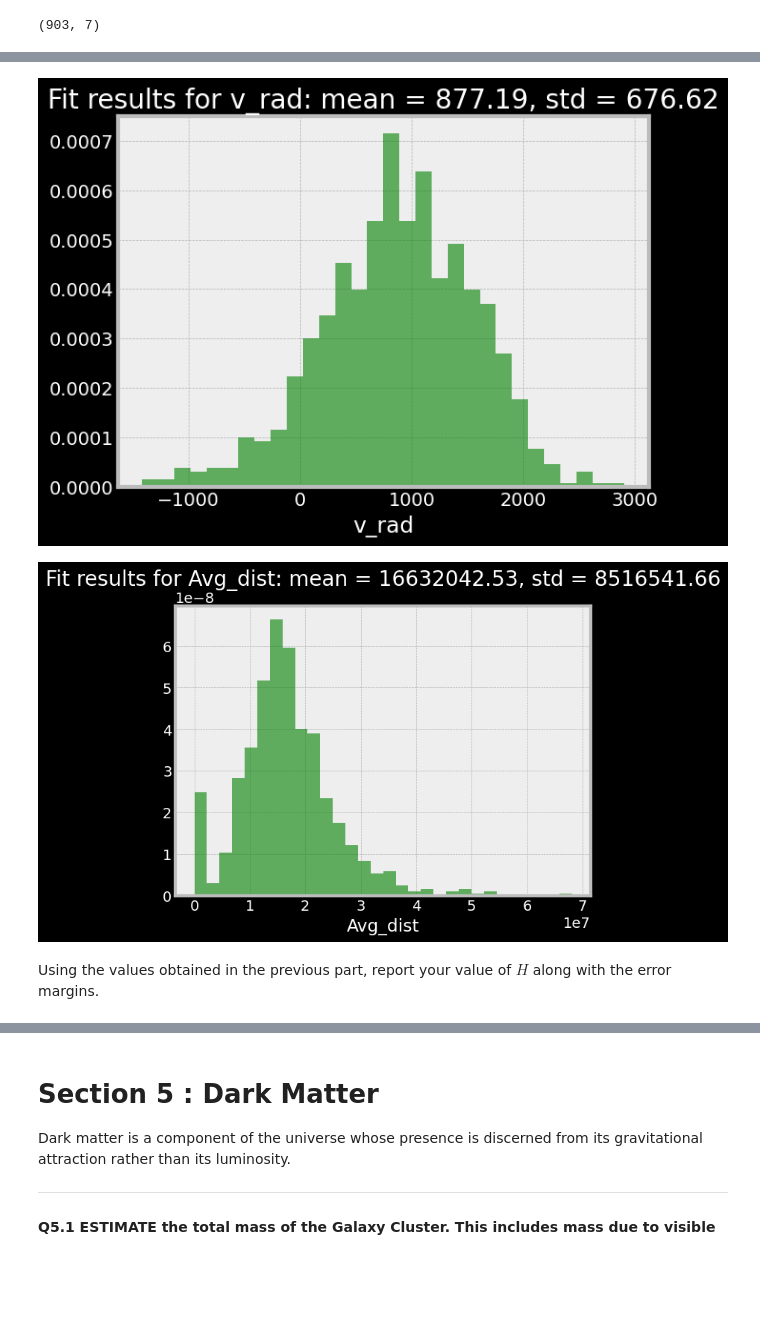
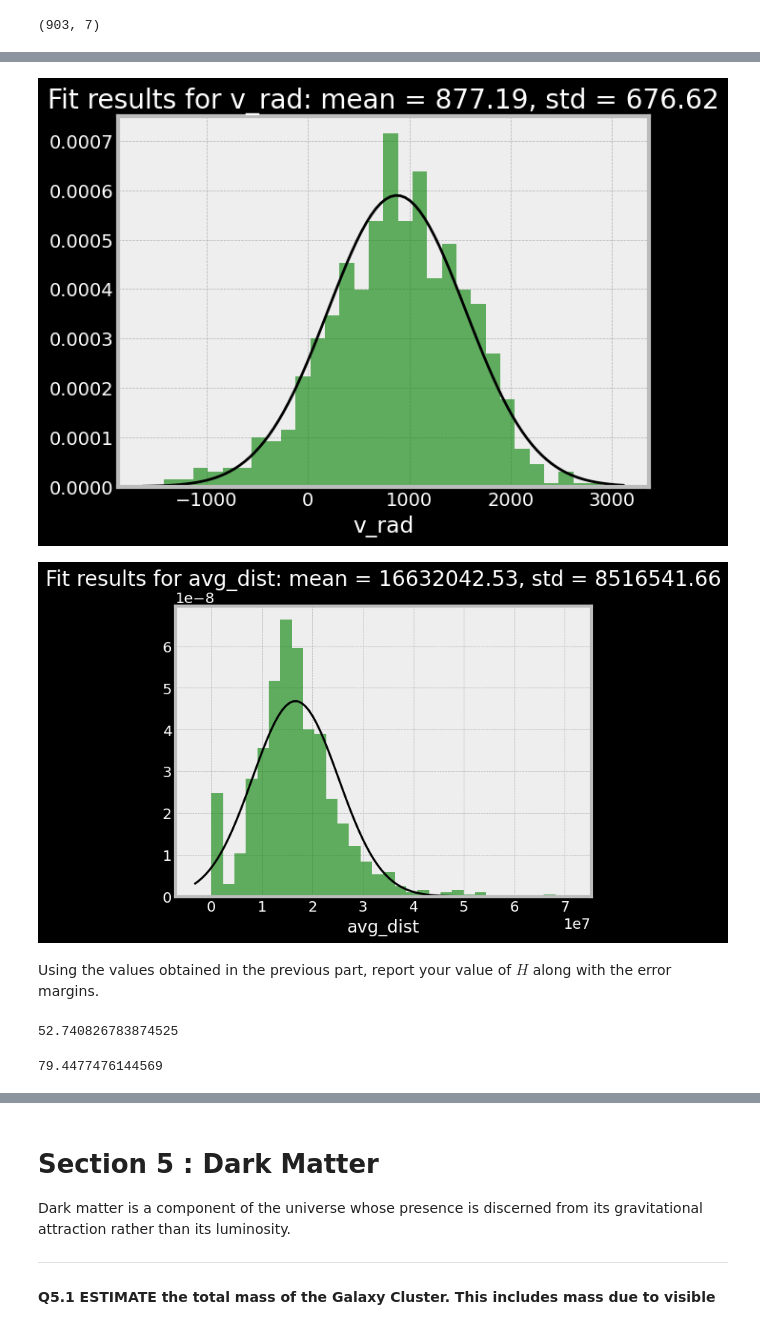
Before and after one commit to rahulranjansah/KSP_05, a Jupyter notebook: Problem_Statement.ipynb, the cells around one changed output, grey strips where cells are left out. Saved outputs shown, nothing was run; the diff lists cells and outputs as text; code cells hidden in the pictures; blank space fills up the shorter version.

```diff
--- a/Problem_Statement.ipynb
+++ b/Problem_Statement.ipynb
@@ -338,6 +338,6 @@ Now that we have an estimate for the radial velocities and distance to the galax
 Fit gaussians on your velocity and distance data and report the mean and standard deviation of the same. Also plot the histograms and the fitted gaussian.
 # %%
 group_galaxy_dist = group_galaxy_dist.dropna()
-group_galaxy_dist = group_galaxy_dist.to_frame("Avg_dist")
+group_galaxy_dist = group_galaxy_dist.to_frame("avg_dist")
 group_galaxy_dist.head()
 # %% [output]
@@ -377,29 +377,50 @@ combined_data.head()
 | AGC219628 | 2.072073e+07 | 6571.730717 | 14.976533 | 11.787222 | 18.674444 | 0.001361 | 407.959632 |
 # %%
 plt.style.use("bmh")
-for column_name, column_data in [("v_rad", combined_data["v_rad"]), ("Avg_dist", combined_data["Avg_dist"])]:
+for column_name, column_data in [("v_rad", combined_data["v_rad"]), ("avg_dist", combined_data["avg_dist"])]:
     mu, std = norm.fit(column_data)
+
+    if column_name == "v_rad":
+        v_rad_mu = mu
+        v_rad_std = std
+
+    else:
+        avg_dist_mu = mu
+        avg_dist_std = std
 
     # Plot the histogram
     plt.hist(column_data, bins=30, density=True, alpha=0.6, color='g')
 
     # Plot the PDF
     xmin, xmax = plt.xlim()
     x = np.linspace(xmin, xmax, 100)
     p = norm.pdf(x, mu, std)
-    # plt.plot(x, p, 'k', linewidth=2)
+    plt.plot(x, p, 'k', linewidth=2)
 
     # Set the title and x-axis label
     title = f"Fit results for {column_name}: mean = {mu:.2f}, std = {std:.2f}"
     plt.title(title)
     plt.xlabel(column_name)
 
     plt.show()
 # %% [output]
-[figure, old version]
+[figure, new version]
-[figure, old version]
+[figure, new version]
 # %% [markdown]
 Using the values obtained in the previous part, report your value of $H$ along with the error margins.
+# %%
+# computing H
+avg_dist_mu = avg_dist_mu * (10**(-6))
+H_mu = (v_rad_mu)/(avg_dist_mu)
+print(H_mu)
+# %% [output]
+52.740826783874525
+# %%
+avg_dist_std = avg_dist_std * (10**(-6))
+H_mu_std = (v_rad_std)/(avg_dist_std)
+print(H_mu_std)
+# %% [output]
+79.4477476144569
 # %% [markdown]
 ***
 
```
Also changed, not shown: parts of 8 cells of this notebook, 1 other file.
